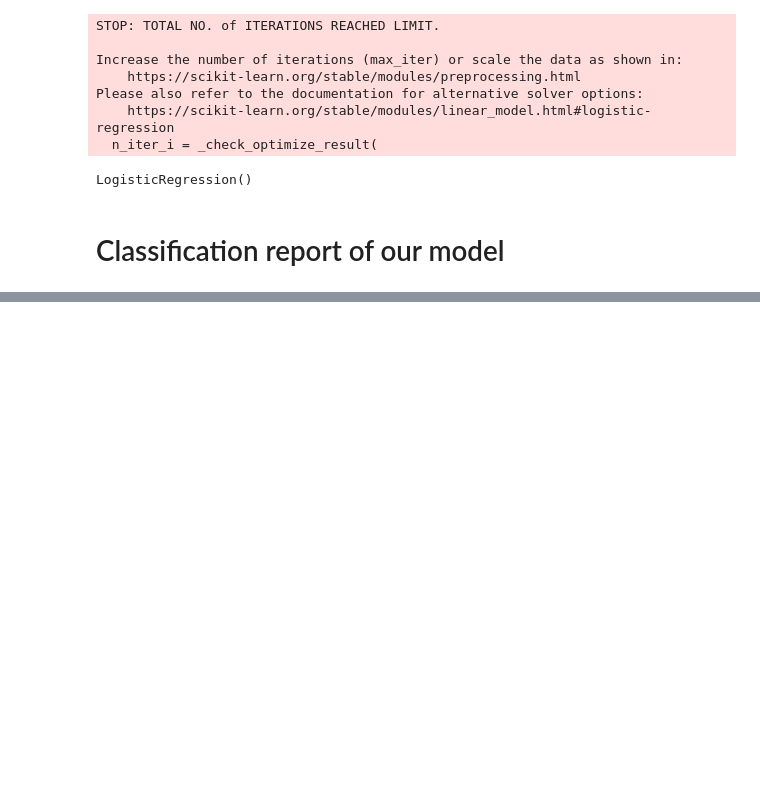
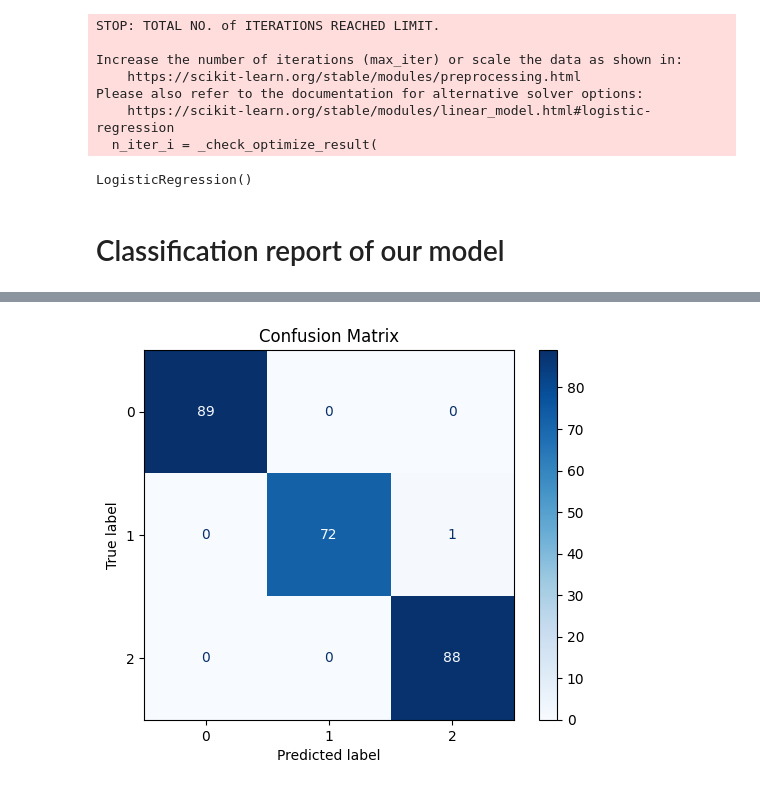
Before and after one commit to Jaynayon/cancer-predictor, a Jupyter notebook: cancer-predictor.ipynb, the cells around one changed output, grey strips where cells are left out. Drawn from its saved outputs; the diff is of its cells as text; code cells hidden in the pictures; blank space fills up the shorter version.

Commit message:
add visualizations

```diff
--- a/cancer-predictor.ipynb
+++ b/cancer-predictor.ipynb
@@ -199,0 +200,14 @@ weighted avg       0.99      0.99      0.99       250
+# %%
+import matplotlib.pyplot as plt
+from sklearn.metrics import confusion_matrix, ConfusionMatrixDisplay
+
+# Assuming y_test and predict are already defined in your notebook
+conf_matrix = confusion_matrix(y_test, predict)
+disp = ConfusionMatrixDisplay(confusion_matrix=conf_matrix)
+
+# Plot confusion matrix
+disp.plot(cmap=plt.cm.Blues)
+plt.title('Confusion Matrix')
+plt.show()
+# %% [output]
+[figure, added]
```
Also changed, not shown: parts of 2 cells of this notebook.
